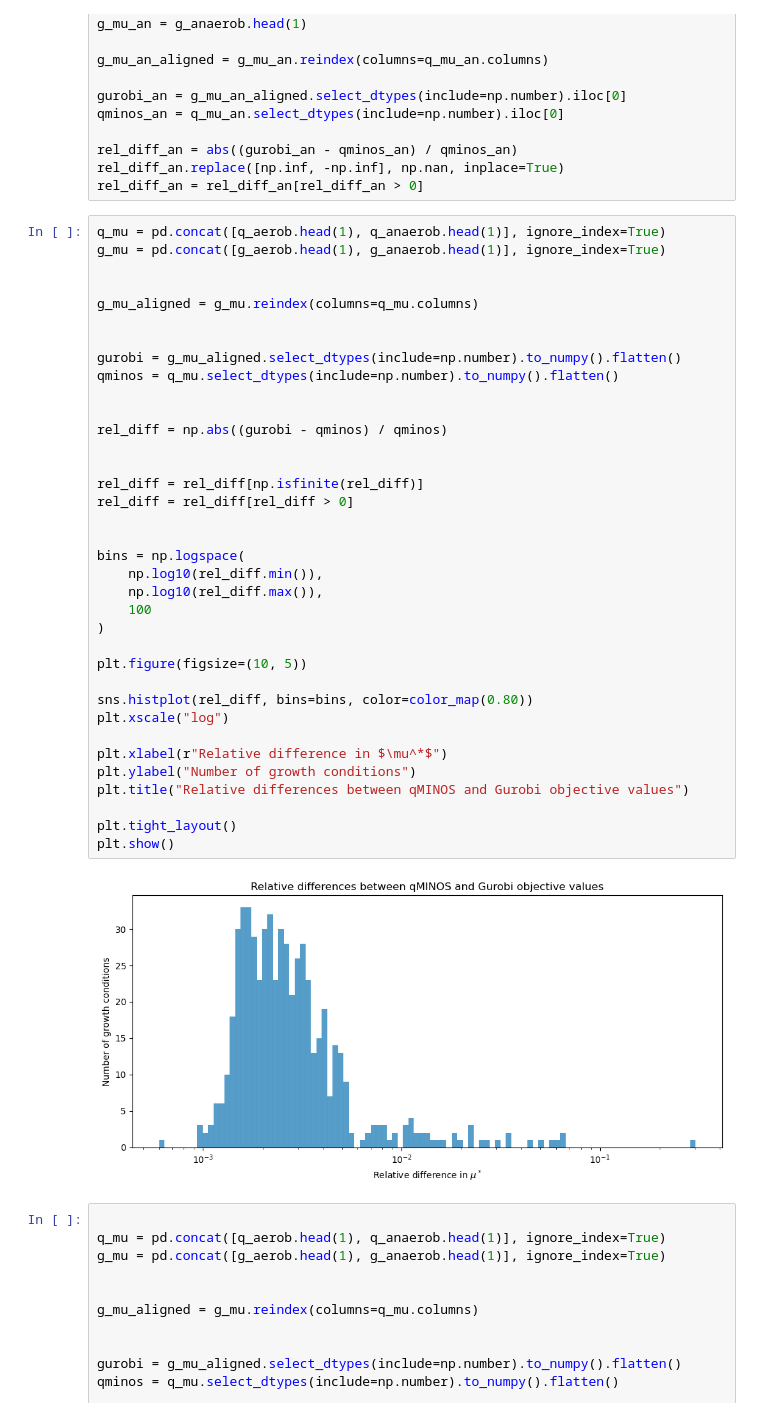
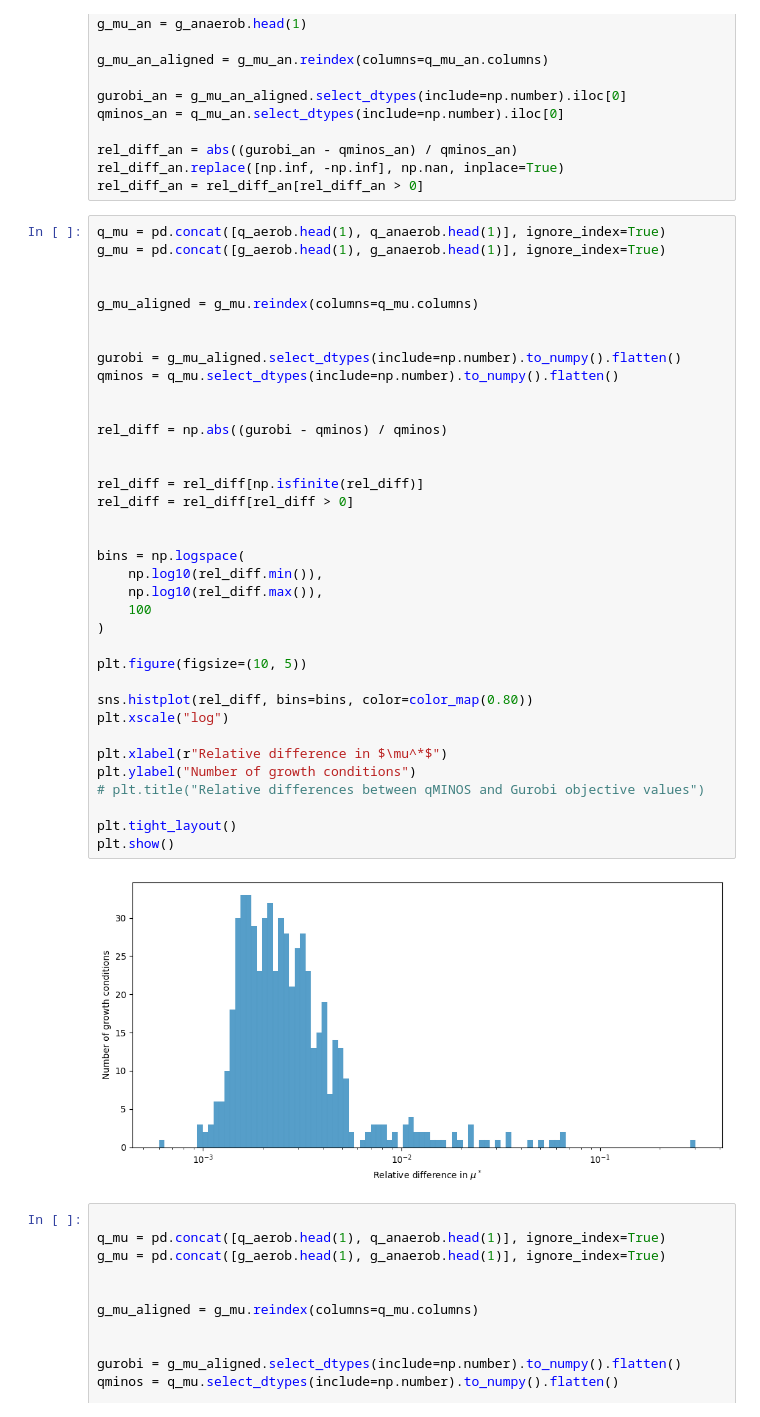
Before and after one commit to celasa/biomass_thesis, a Jupyter notebook: notebooks/01_solver_comparison.ipynb, the cells around one changed output. Drawn from its saved outputs; the diff is of its cells as text.

Commit message:
figure fixes

```diff
--- a/notebooks/01_solver_comparison.ipynb
+++ b/notebooks/01_solver_comparison.ipynb
@@ -526,35 +527,35 @@ g_mu_aligned = g_mu.reindex(columns=q_mu.columns)
 
 
 gurobi = g_mu_aligned.select_dtypes(include=np.number).to_numpy().flatten()
 qminos = q_mu.select_dtypes(include=np.number).to_numpy().flatten()
 
 
 rel_diff = np.abs((gurobi - qminos) / qminos)
 
 
 rel_diff = rel_diff[np.isfinite(rel_diff)]
 rel_diff = rel_diff[rel_diff > 0]
 
 
 bins = np.logspace(
     np.log10(rel_diff.min()),
     np.log10(rel_diff.max()),
     100
 )
 
 plt.figure(figsize=(10, 5))
 
 sns.histplot(rel_diff, bins=bins, color=color_map(0.80))
 plt.xscale("log")
 
 plt.xlabel(r"Relative difference in $\mu^*$")
 plt.ylabel("Number of growth conditions")
-plt.title("Relative differences between qMINOS and Gurobi objective values")
+# plt.title("Relative differences between qMINOS and Gurobi objective values")
 
 plt.tight_layout()
 plt.show()
 # %% [output]
-[figure, old version]
+[figure, new version]
 # %%
 
 q_mu = pd.concat([q_aerob.head(1), q_anaerob.head(1)], ignore_index=True)
```
Also changed, not shown: parts of 1 cell of this notebook, 4 other files.
